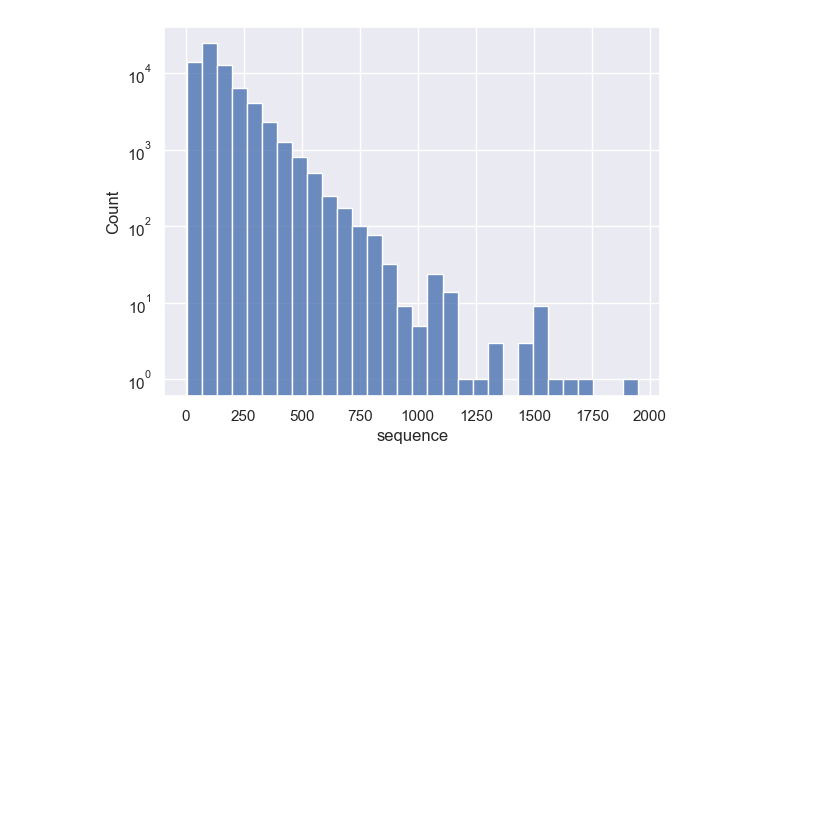
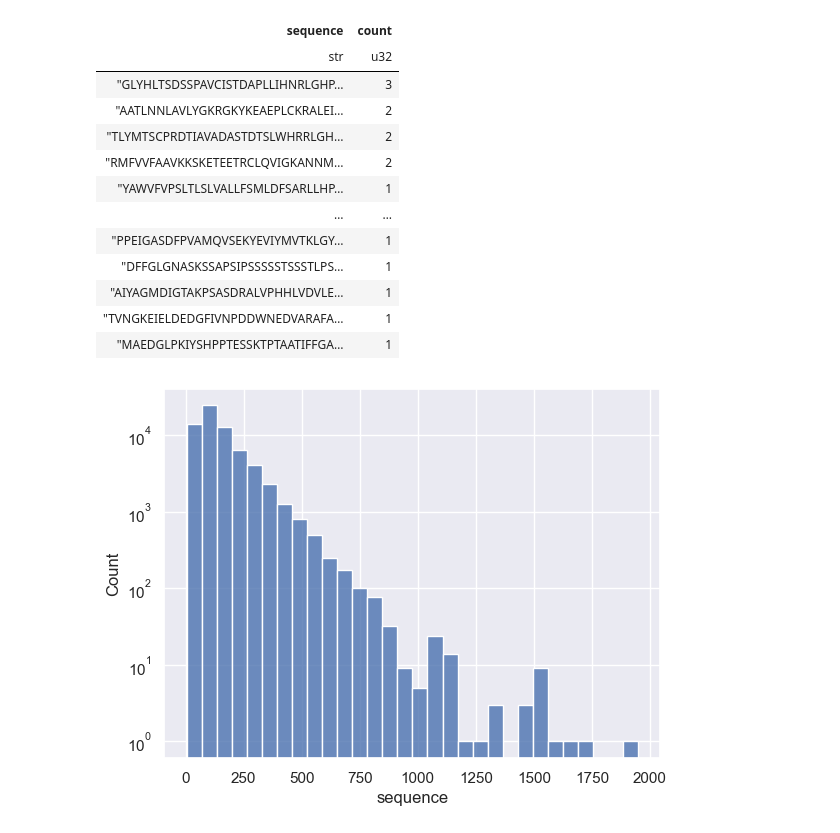
Before and after one commit to BrownianNotion/PFam-Annotation, a Jupyter notebook: eda.ipynb, the cells around one changed output. Cells and saved outputs as stored; diff of their text form; code cells hidden in the pictures; blank space fills up the shorter version.

```diff
--- a/eda.ipynb
+++ b/eda.ipynb
@@ -54,5 +54,5 @@ memory usage: 3.1+ MB
 # %%
 # sequences are not unique across the 80 files - should also check if labels are unique
-seq_counts = df.sequence.value_counts().sort_values(ascending=False)
+seq_counts = df["sequence"].value_counts().sort("count", descending=True)
 seq_counts
 # %% [output]
@@ -72 +60,14 @@ Name: count, Length: 67887, dtype: int64
+| sequence | count |
+| str | u32 |
+| "GLYHLTSDSSPAVCISTDAPLLIHNRLGHP… | 3 |
+| "AATLNNLAVLYGKRGKYKEAEPLCKRALEI… | 2 |
+| "TLYMTSCPRDTIAVADASTDTSLWHRRLGH… | 2 |
+| "RMFVVFAAVKKSKETEETRCLQVIGKANNM… | 2 |
+| "YAWVFVPSLTLSLVALLFSMLDFSARLLHP… | 1 |
+| … | … |
+| "PPEIGASDFPVAMQVSEKYEVIYMVTKLGY… | 1 |
+| "DFFGLGNASKSSAPSIPSSSSSTSSSTLPS… | 1 |
+| "AIYAGMDIGTAKPSASDRALVPHHLVDVLE… | 1 |
+| "TVNGKEIELDEDGFIVNPDDWNEDVARAFA… | 1 |
+| "MAEDGLPKIYSHPPTESSKTPTAATIFFGA… | 1 |
 # %%
```
Also changed, not shown: parts of 21 cells of this notebook.
